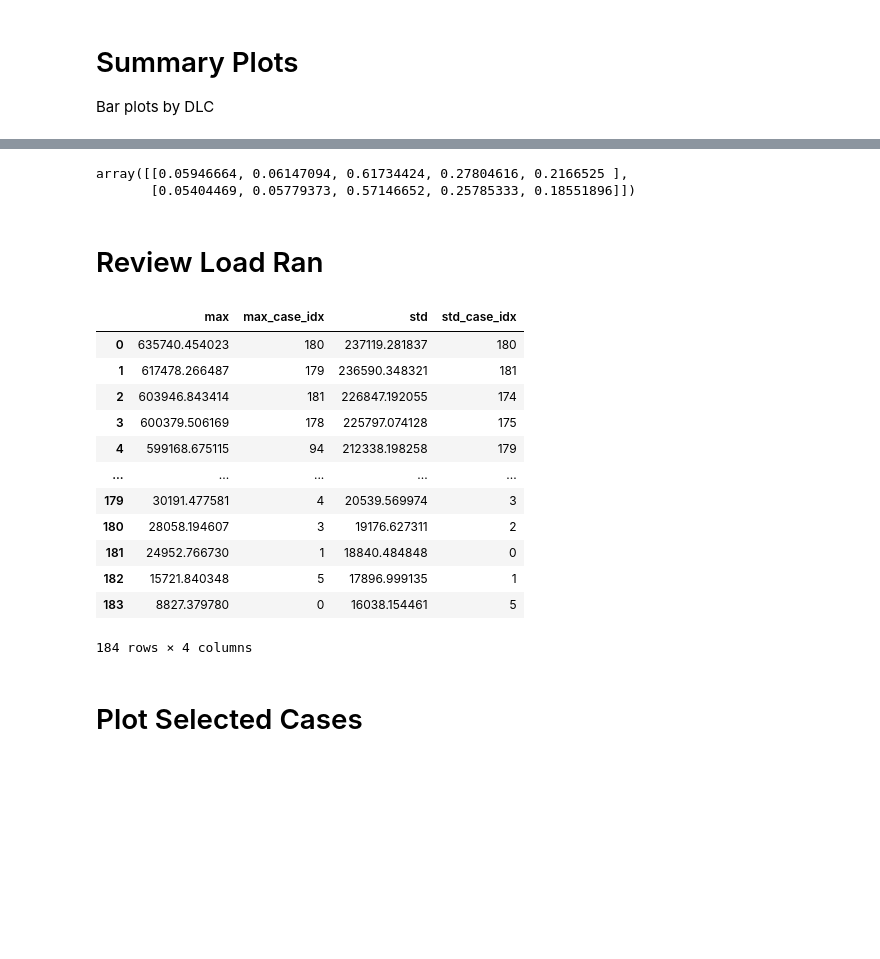
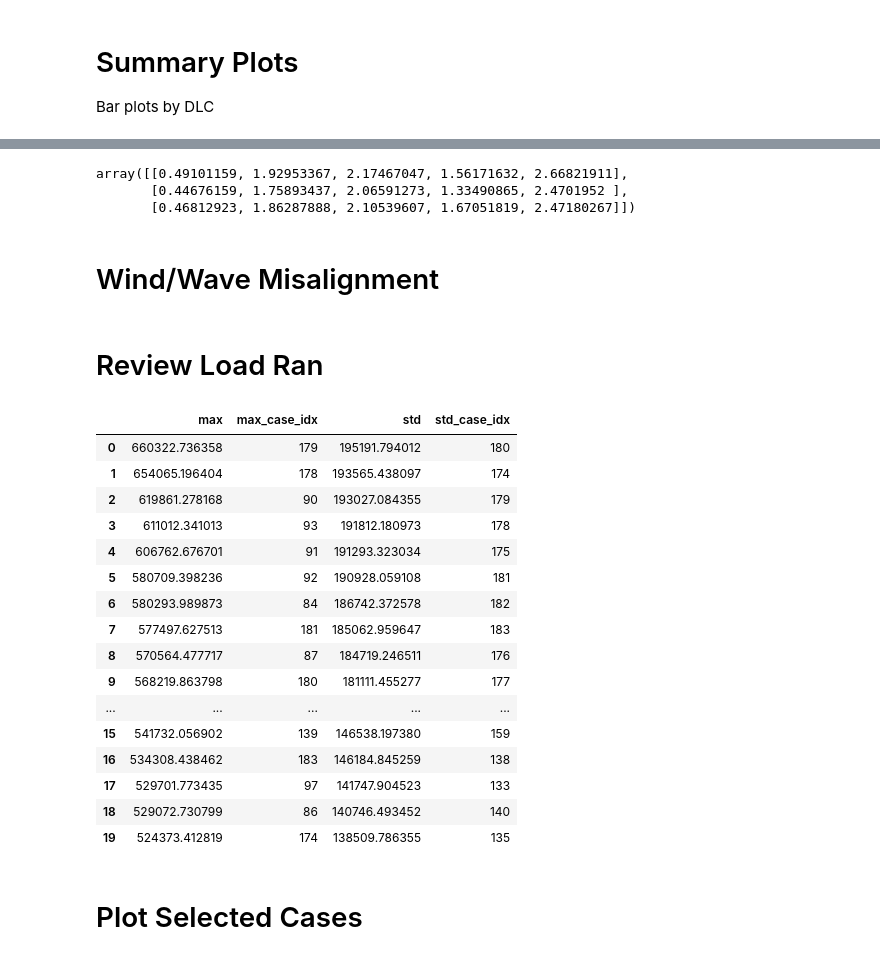
Before and after one commit to dzalkind/WEIS, a Jupyter notebook: examples/aeroelasticse/rev_NASA.ipynb, the cells around one changed output, grey strips where cells are left out. Cells and saved outputs as stored; diff of their text form; code cells hidden in the pictures; blank space fills up the shorter version.

```diff
--- a/examples/aeroelasticse/rev_NASA.ipynb
+++ b/examples/aeroelasticse/rev_NASA.ipynb
@@ -25,7 +25,7 @@ import matplotlib.pyplot as plt
 # Test Results Directory
 Select `test_case`
 # %%
-test_case = 'c_pitch'
+test_case = 'c_fl_phase'
 
 
 if test_case == 'no_mass':
@@ -180,7 +183,7 @@ for i_test, test in enumerate(test_dir):
     #     fp[i_test].DEL_info = [('TwrBsMyt', 4)]#, ('RootMyb2', 10), ('RootMyb3', 10)]
 
 
-        fp[i_test].verbose                  = False
+        fp[i_test].verbose                  = True
         fp[i_test].save_LoadRanking         = True
         fp[i_test].save_SummaryStats        = True
 
@@ -190,6 +193,7 @@ for i_test, test in enumerate(test_dir):
         fp[i_test].ranking_vars.append(['TwrBsMxt']), fp[i_test].ranking_stats.append('max')
         fp[i_test].ranking_vars.append(['NcIMUTAxs']), fp[i_test].ranking_stats.append('std')
         fp[i_test].ranking_vars.append(['NcIMUTAys']), fp[i_test].ranking_stats.append('std')
+        fp[i_test].channels_magnitude = {'TwrBsM': ['TwrBsMyt','TwrBsMxt']}
 
         stats[i_test], load_rankings[i_test] = fp[i_test].batch_processing()
 
@@ -212,6 +216,8 @@ for i_test, test in enumerate(test_dir):
 #     cm0 = cm
 
 # st.index = st['dataset_0']['meta']['name']
+
+# len(outfiles[0])
 # %% [markdown]
 Look at raw data here
 # %%
@@ -763,5 +783,8 @@ array([[11400.81862598, 11452.10021052,     0.        ,     0.        ,
 # %%
-sum_stats[2]
+sum_stats[8]
 # %% [output]
-array([[0.05946664, 0.06147094, 0.61734424, 0.27804616, 0.2166525 ],
-       [0.05404469, 0.05779373, 0.57146652, 0.25785333, 0.18551896]])
+array([[0.49101159, 1.92953367, 2.17467047, 1.56171632, 2.66821911],
+       [0.44676159, 1.75893437, 2.06591273, 1.33490865, 2.4701952 ],
+       [0.46812923, 1.86287888, 2.10539607, 1.67051819, 2.47180267]])
+# %% [markdown]
+# Wind/Wave Misalignment
@@ -832,20 +849,24 @@ plt.show()
 # %% [markdown]
 # Review Load Ran
 # %%
-lr[0]['TwrBsMyt']
+lr[1].TwrBsMyt.head(20)
 # %% [output]
 |  | max | max_case_idx | std | std_case_idx |
-| 0 | 635740.454023 | 180 | 237119.281837 | 180 |
-| 1 | 617478.266487 | 179 | 236590.348321 | 181 |
-| 2 | 603946.843414 | 181 | 226847.192055 | 174 |
-| 3 | 600379.506169 | 178 | 225797.074128 | 175 |
-| 4 | 599168.675115 | 94 | 212338.198258 | 179 |
+| 0 | 660322.736358 | 179 | 195191.794012 | 180 |
+| 1 | 654065.196404 | 178 | 193565.438097 | 174 |
+| 2 | 619861.278168 | 90 | 193027.084355 | 179 |
+| 3 | 611012.341013 | 93 | 191812.180973 | 178 |
+| 4 | 606762.676701 | 91 | 191293.323034 | 175 |
+| 5 | 580709.398236 | 92 | 190928.059108 | 181 |
+| 6 | 580293.989873 | 84 | 186742.372578 | 182 |
+| 7 | 577497.627513 | 181 | 185062.959647 | 183 |
+| 8 | 570564.477717 | 87 | 184719.246511 | 176 |
+| 9 | 568219.863798 | 180 | 181111.455277 | 177 |
 | ... | ... | ... | ... | ... |
-| 179 | 30191.477581 | 4 | 20539.569974 | 3 |
-| 180 | 28058.194607 | 3 | 19176.627311 | 2 |
-| 181 | 24952.766730 | 1 | 18840.484848 | 0 |
-| 182 | 15721.840348 | 5 | 17896.999135 | 1 |
-| 183 | 8827.379780 | 0 | 16038.154461 | 5 |
+| 15 | 541732.056902 | 139 | 146538.197380 | 159 |
+| 16 | 534308.438462 | 183 | 146184.845259 | 138 |
+| 17 | 529701.773435 | 97 | 141747.904523 | 133 |
+| 18 | 529072.730799 | 86 | 140746.493452 | 140 |
+| 19 | 524373.412819 | 174 | 138509.786355 | 135 |
-184 rows × 4 columns
 # %% [markdown]
  # Plot Selected Cases
```
Also changed, not shown: parts of 12 cells of this notebook, 1 other file.
